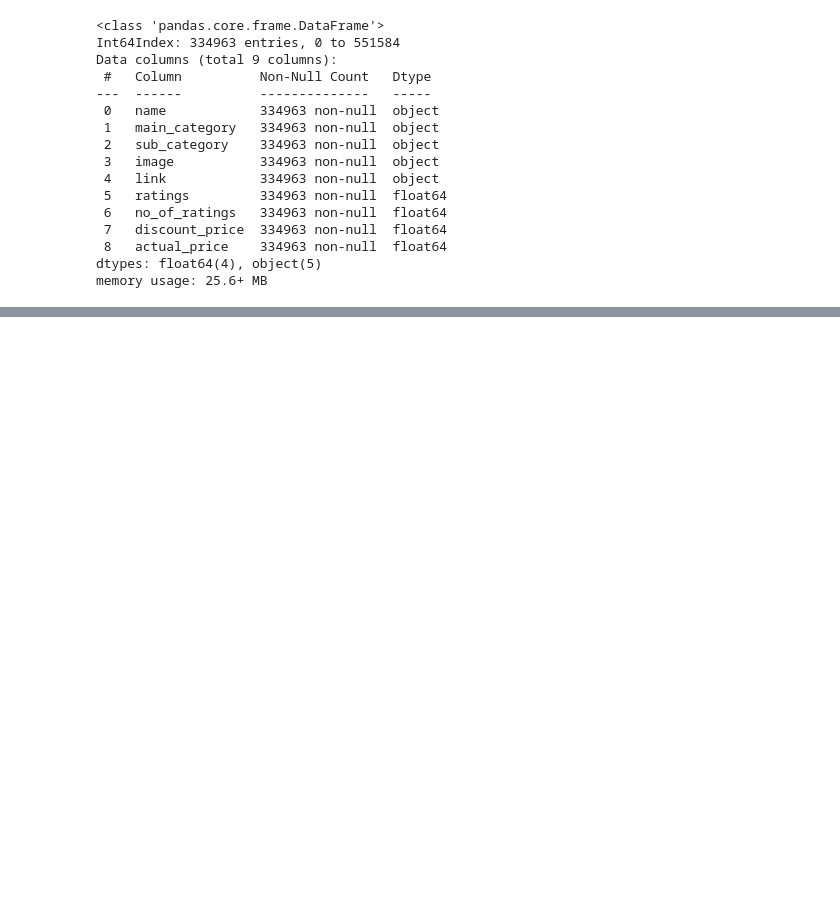
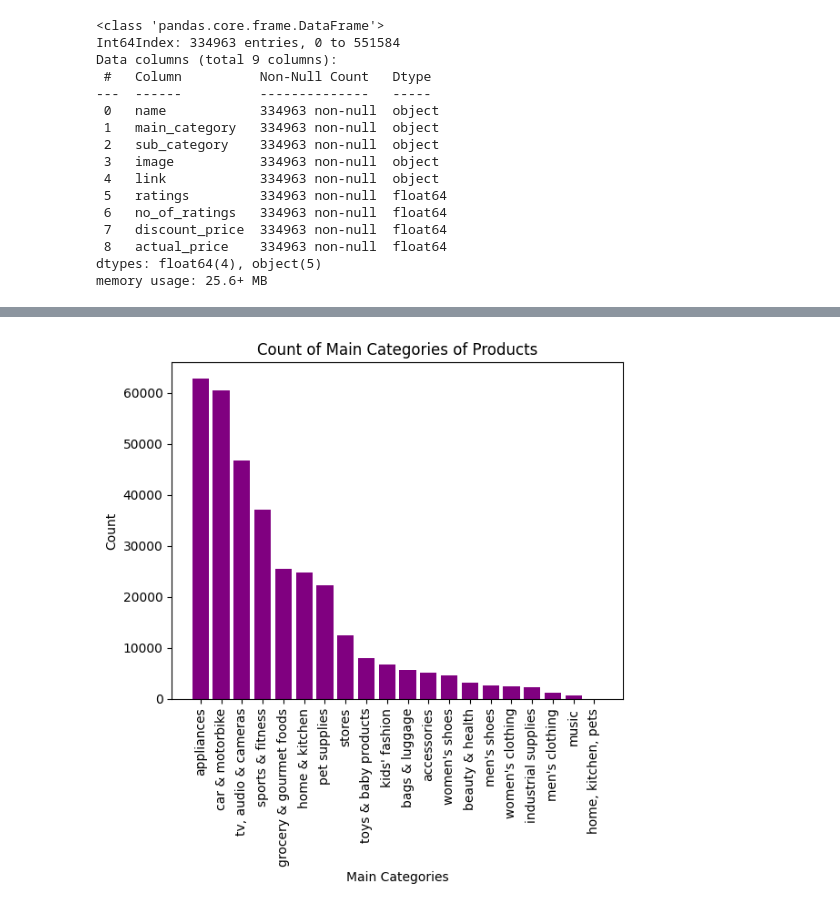
Before and after one commit to shila-sahoo/cloudxlab-projects, a Jupyter notebook: amazon_products.ipynb, the cells around one changed output, grey strips where cells are left out. Drawn from its saved outputs; the diff is of its cells as text; code cells hidden in the pictures; blank space fills up the shorter version.

```diff
--- a/amazon_products.ipynb
+++ b/amazon_products.ipynb
@@ -262,14 +262,16 @@ amazon_data["main_category"].unique()
 # %%
 # Explore main categories of products sold in Amazon
-#fig = px.bar(amazon_data, "main_category")
-fig = px.bar(amazon_data, "main_category")
-fig.update_layout(
-                 plot_bgcolor = "#ECECEC",
-                  yaxis_title = "Count",
-                  xaxis_title = "Main Categories",
-                  title = "<b>Count of Main Categories of Products</b>"
-                 )
-fig.show()
+
+values = amazon_data["main_category"].unique()
+counts = amazon_data["main_category"].value_counts().tolist()
+plt.bar(values, counts, color="purple")
+plt.xticks(rotation='vertical')
+plt.title("Count of Main Categories of Products")
+plt.xlabel("Main Categories")
+plt.ylabel("Count")
+plt.show()
+# %% [output]
+[figure, added]
 # %%
 # Popular subcategories
 import seaborn as sns
```
Also changed, not shown: parts of 11 cells of this notebook.
